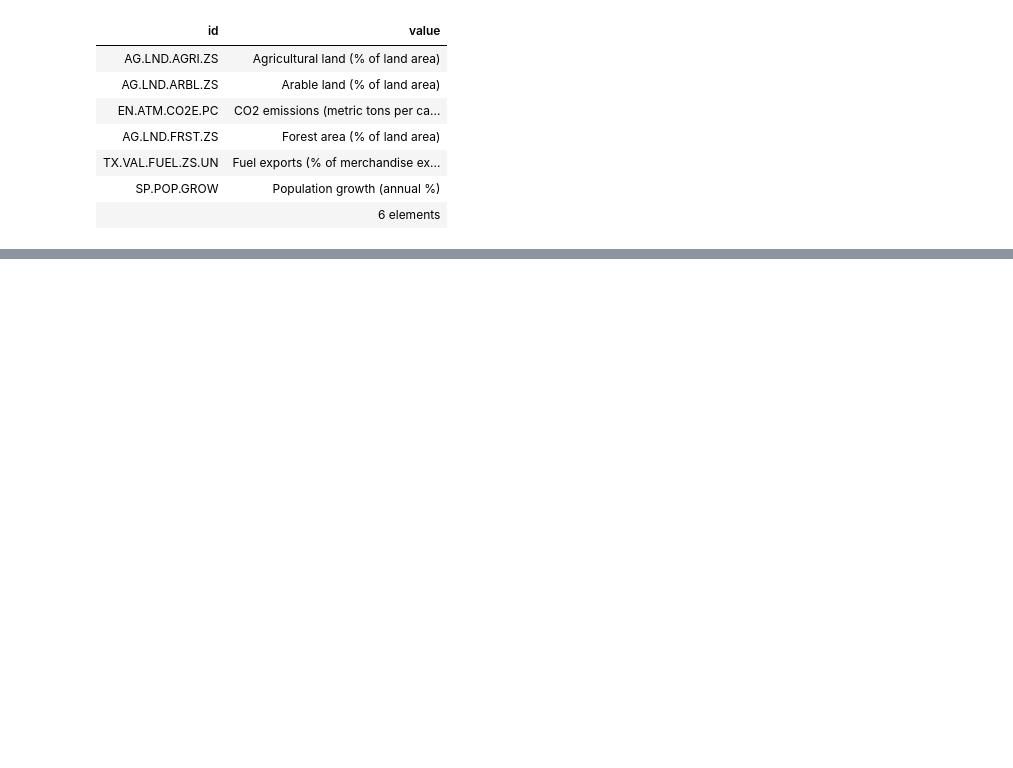
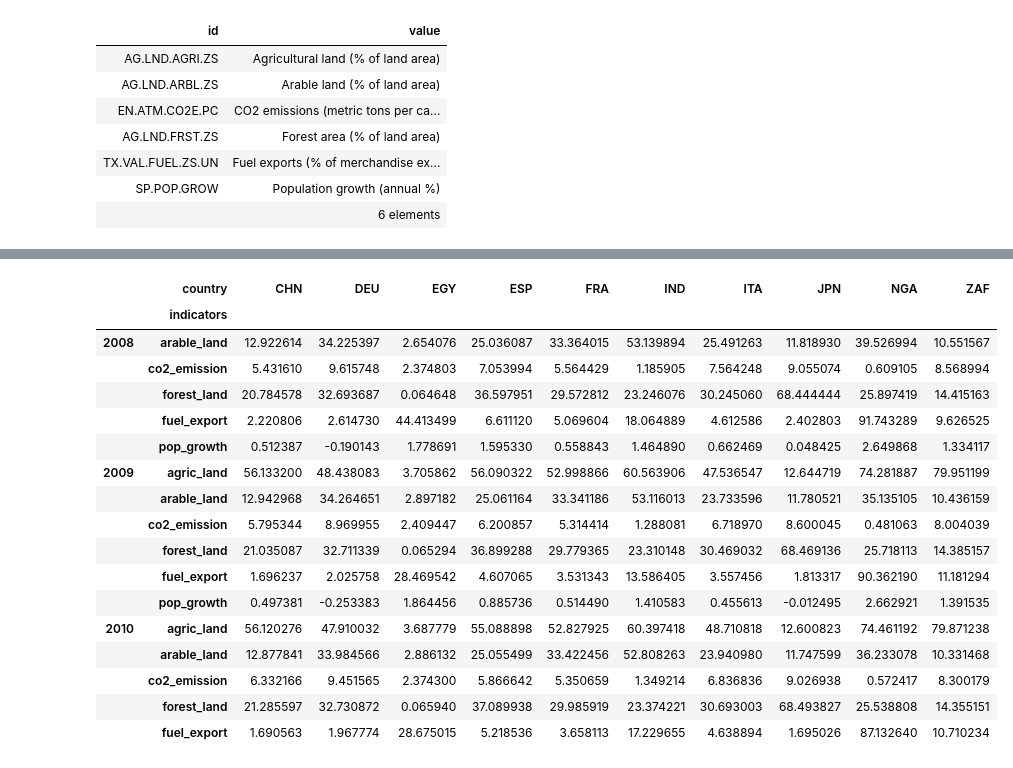
Before and after one commit to David-Ade-Creator/correlation_pandas, a Jupyter notebook: assignment2.ipynb, the cells around one changed output, grey strips where cells are left out. Saved outputs shown, nothing was run; the diff lists cells and outputs as text; code cells hidden in the pictures; blank space fills up the shorter version.

Commit message:
created year dataframe

```diff
--- a/assignment2.ipynb
+++ b/assignment2.ipynb
@@ -58,3 +58,31 @@ country_df
 |  | co2_emission | 8.568994 | 8.004039 | 8.300179 | 7.867124 | 8.076633 | 8.137333 | 8.213158 | 7.671202 | 7.564451 | 7.632729 | ... |
 |  | pop_growth | 1.334117 | 1.391535 | 1.455282 | 1.524514 | 1.581354 | 1.604367 | 1.583787 | 1.532243 | 1.471933 | 1.416947 | ... |
 |  | fuel_export | 9.626525 | 11.181294 | 10.710234 | 10.535512 | 11.422001 | 10.704186 | 10.183479 | 9.753951 | 9.834105 | 12.007156 | ... |
+# %%
+years_df = country_df.reset_index(level=['country','indicators'])
+years_df = years_df.set_index(['indicators','country'])
+years_df = years_df.stack()
+years_df = years_df.unstack('country')
+years_df = years_df.swaplevel()
+years_df = years_df.sort_index()
+# years_df.head()
+years_df.loc[("2008","arable_land"):("2010","fuel_export")]
+# %% [output]
+|  | country | CHN | DEU | EGY | ESP | FRA | IND | ITA | JPN | NGA | ZAF |
+|  | indicators |  |  |  |  |  |  |  |  |  |  |
+| 2008 | arable_land | 12.922614 | 34.225397 | 2.654076 | 25.036087 | 33.364015 | 53.139894 | 25.491263 | 11.818930 | 39.526994 | 10.551567 |
+|  | co2_emission | 5.431610 | 9.615748 | 2.374803 | 7.053994 | 5.564429 | 1.185905 | 7.564248 | 9.055074 | 0.609105 | 8.568994 |
+|  | forest_land | 20.784578 | 32.693687 | 0.064648 | 36.597951 | 29.572812 | 23.246076 | 30.245060 | 68.444444 | 25.897419 | 14.415163 |
+|  | fuel_export | 2.220806 | 2.614730 | 44.413499 | 6.611120 | 5.069604 | 18.064889 | 4.612586 | 2.402803 | 91.743289 | 9.626525 |
+|  | pop_growth | 0.512387 | -0.190143 | 1.778691 | 1.595330 | 0.558843 | 1.464890 | 0.662469 | 0.048425 | 2.649868 | 1.334117 |
+| 2009 | agric_land | 56.133200 | 48.438083 | 3.705862 | 56.090322 | 52.998866 | 60.563906 | 47.536547 | 12.644719 | 74.281887 | 79.951199 |
+|  | arable_land | 12.942968 | 34.264651 | 2.897182 | 25.061164 | 33.341186 | 53.116013 | 23.733596 | 11.780521 | 35.135105 | 10.436159 |
+|  | co2_emission | 5.795344 | 8.969955 | 2.409447 | 6.200857 | 5.314414 | 1.288081 | 6.718970 | 8.600045 | 0.481063 | 8.004039 |
+|  | forest_land | 21.035087 | 32.711339 | 0.065294 | 36.899288 | 29.779365 | 23.310148 | 30.469032 | 68.469136 | 25.718113 | 14.385157 |
+|  | fuel_export | 1.696237 | 2.025758 | 28.469542 | 4.607065 | 3.531343 | 13.586405 | 3.557456 | 1.813317 | 90.362190 | 11.181294 |
+|  | pop_growth | 0.497381 | -0.253383 | 1.864456 | 0.885736 | 0.514490 | 1.410583 | 0.455613 | -0.012495 | 2.662921 | 1.391535 |
+| 2010 | agric_land | 56.120276 | 47.910032 | 3.687779 | 55.088898 | 52.827925 | 60.397418 | 48.710818 | 12.600823 | 74.461192 | 79.871238 |
+|  | arable_land | 12.877841 | 33.984566 | 2.886132 | 25.055499 | 33.422456 | 52.808263 | 23.940980 | 11.747599 | 36.233078 | 10.331468 |
+|  | co2_emission | 6.332166 | 9.451565 | 2.374300 | 5.866642 | 5.350659 | 1.349214 | 6.836836 | 9.026938 | 0.572417 | 8.300179 |
+|  | forest_land | 21.285597 | 32.730872 | 0.065940 | 37.089938 | 29.985919 | 23.374221 | 30.693003 | 68.493827 | 25.538808 | 14.355151 |
+|  | fuel_export | 1.690563 | 1.967774 | 28.675015 | 5.218536 | 3.658113 | 17.229655 | 4.638894 | 1.695026 | 87.132640 | 10.710234 |
```
